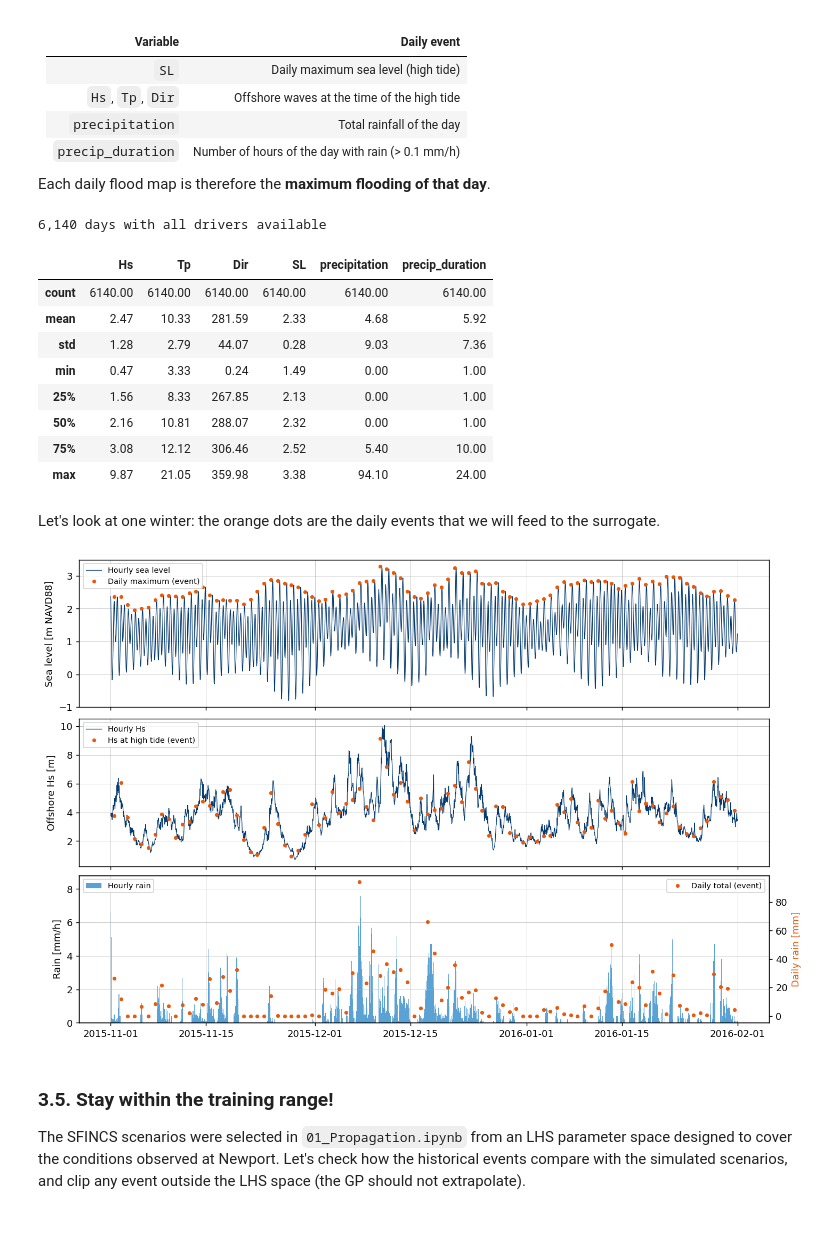
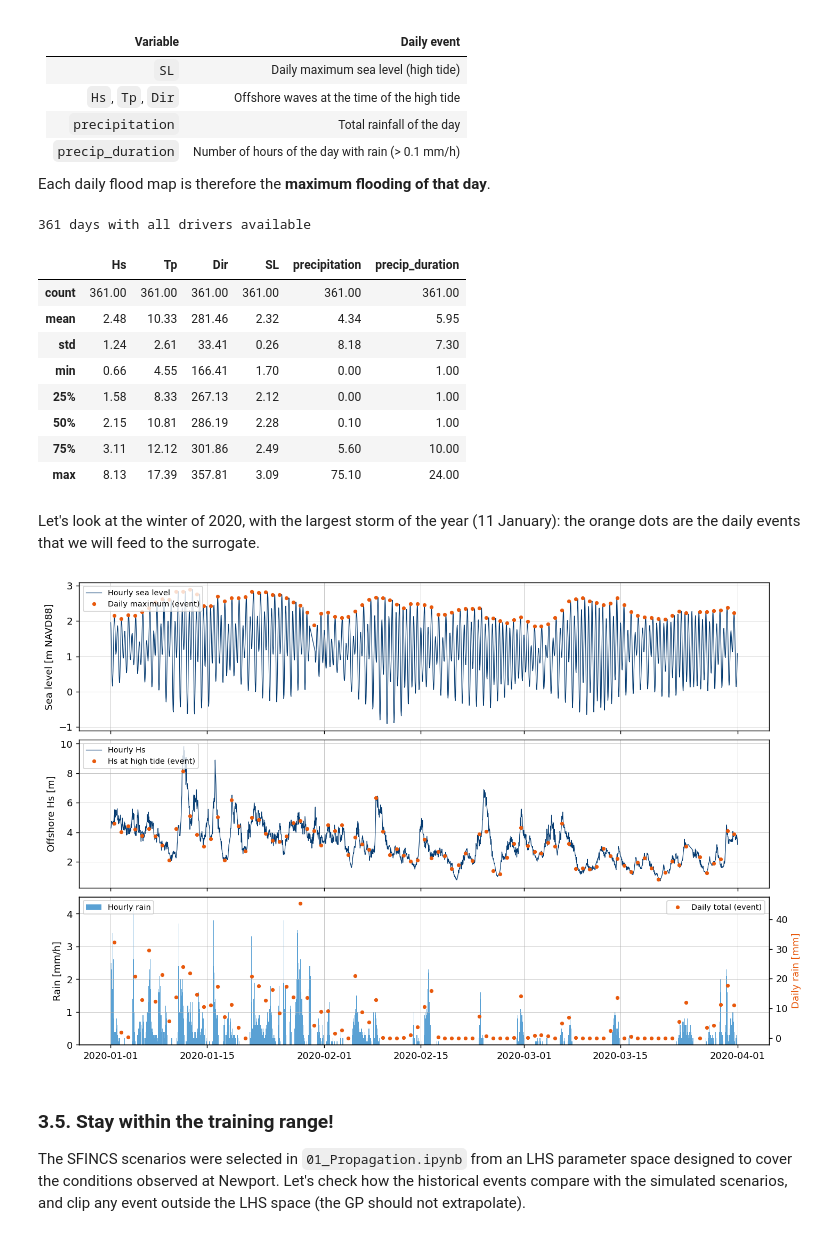
Before and after one commit to GeoOcean/BlueMath_Course_Corvallis, a Jupyter notebook: methods/hybrid_downscaling/metamodel/hyflood/02_Reconstruction.ipynb, the cells around one changed output. Cells and saved outputs as stored; diff of their text form; code cells hidden in the pictures.

```diff
--- a/methods/hybrid_downscaling/metamodel/hyflood/02_Reconstruction.ipynb
+++ b/methods/hybrid_downscaling/metamodel/hyflood/02_Reconstruction.ipynb
@@ -77,7 +84,7 @@ data_dir = op.join(root_dir, "..", "..", "..", "..", "toolkit", "data", "outputs
 dep_hr = xr.open_dataset(op.join(templates_dir, "Newport_UTM.tif"))
 
 # Historical period to reconstruct
-start_date, end_date = "2008-01-01", "2025-12-31"
+start_date, end_date = "2020-01-01", "2020-12-31"
 # %% [markdown]
 ## 1. Load the training data
 
@@ -289,7 +296,7 @@ if op.exists(waves_path):
     waves = pd.read_pickle(waves_path)
 else:
     spectra = xr.open_dataset(
-        op.join(data_dir, "offshore_spectra_44.679_-124.535_20080101_20251231.nc")
+        op.join(data_dir, "offshore_spectra_44.679_-124.535_20200101_20201231.nc")
     )
     waves = offshore_wave_parameters(spectra)
     waves.to_pickle(waves_path)
@@ -368,26 +375,27 @@ df_events = build_daily_events(sea_level, waves, precipitation)
 print(f"{len(df_events):,} days with all drivers available")
 df_events.describe().round(2)
 # %% [output]
-6,140 days with all drivers available
+361 days with all drivers available
 |  | Hs | Tp | Dir | SL | precipitation | precip_duration |
-| count | 6140.00 | 6140.00 | 6140.00 | 6140.00 | 6140.00 | 6140.00 |
-| mean | 2.47 | 10.33 | 281.59 | 2.33 | 4.68 | 5.92 |
-| std | 1.28 | 2.79 | 44.07 | 0.28 | 9.03 | 7.36 |
-| min | 0.47 | 3.33 | 0.24 | 1.49 | 0.00 | 1.00 |
-| 25% | 1.56 | 8.33 | 267.85 | 2.13 | 0.00 | 1.00 |
-| 50% | 2.16 | 10.81 | 288.07 | 2.32 | 0.00 | 1.00 |
-| 75% | 3.08 | 12.12 | 306.46 | 2.52 | 5.40 | 10.00 |
-| max | 9.87 | 21.05 | 359.98 | 3.38 | 94.10 | 24.00 |
+| count | 361.00 | 361.00 | 361.00 | 361.00 | 361.00 | 361.00 |
+| mean | 2.48 | 10.33 | 281.46 | 2.32 | 4.34 | 5.95 |
+| std | 1.24 | 2.61 | 33.41 | 0.26 | 8.18 | 7.30 |
+| min | 0.66 | 4.55 | 166.41 | 1.70 | 0.00 | 1.00 |
+| 25% | 1.58 | 8.33 | 267.13 | 2.12 | 0.00 | 1.00 |
+| 50% | 2.15 | 10.81 | 286.19 | 2.28 | 0.10 | 1.00 |
+| 75% | 3.11 | 12.12 | 301.86 | 2.49 | 5.60 | 10.00 |
+| max | 8.13 | 17.39 | 357.81 | 3.09 | 75.10 | 24.00 |
 # %% [markdown]
-Let's look at one winter: the orange dots are the daily events that we will
-feed to the surrogate.
+Let's look at the winter of 2020, with the largest storm of the year (11
+January): the orange dots are the daily events that we will feed to the
+surrogate.
 # %%
 fig, axes = plot_historical_forcing(
-    sea_level, waves, precipitation, df_events, start="2015-11-01", end="2016-01-31"
+    sea_level, waves, precipitation, df_events, start="2020-01-01", end="2020-03-31"
 )
 plt.show()
 # %% [output]
-[figure, old version]
+[figure, new version]
 # %% [markdown]
 ### 3.5. Stay within the training range!
 
```
Also changed, not shown: parts of 24 cells of this notebook, 4 other files.
